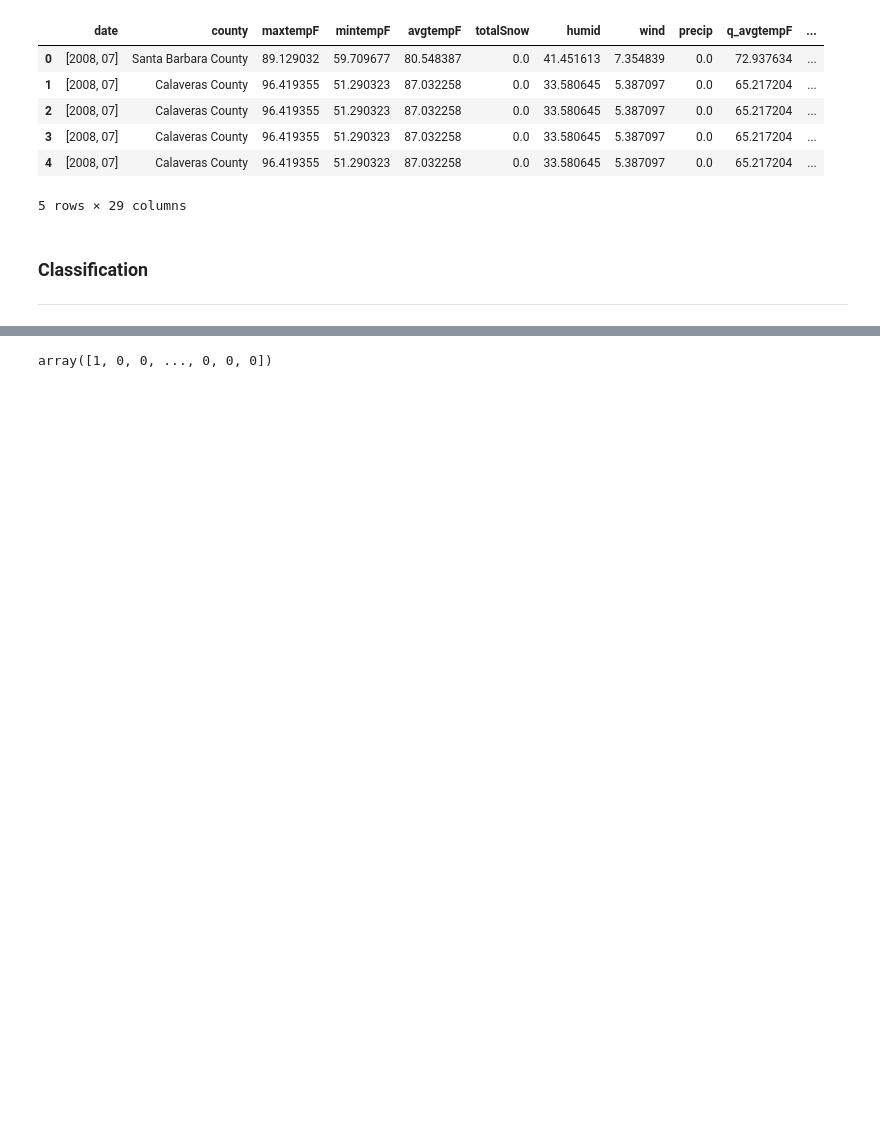
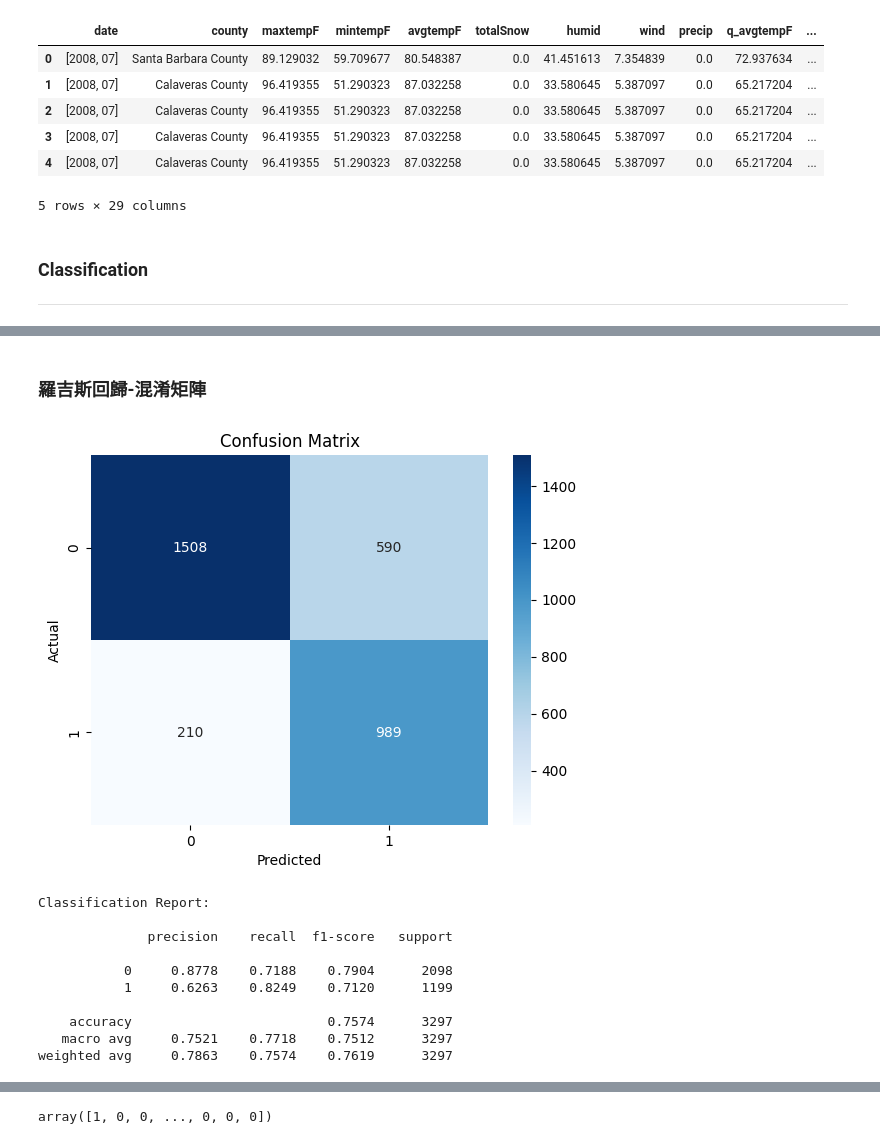
Before and after one commit to yehdanny/sideproject___wildfire-prediction, a Jupyter notebook: 05-model-classification-FINAL.ipynb, the cells around one changed output, grey strips where cells are left out. Drawn from its saved outputs; the diff is of its cells as text; code cells hidden in the pictures; blank space fills up the shorter version.

```diff
--- a/05-model-classification-FINAL.ipynb
+++ b/05-model-classification-FINAL.ipynb
@@ -121,3 +150,36 @@ log_reg.score(X_test, y_test)
+# %% [markdown]
+###  羅吉斯回歸-混淆矩陣
+# %%
+from sklearn.linear_model import LogisticRegression
+from sklearn.metrics import confusion_matrix, classification_report
+import matplotlib.pyplot as plt
+import seaborn as sns
+
+y_pred = log_reg.predict(X_test)
+
+# 混淆矩陣
+cm = confusion_matrix(y_test, y_pred)
+sns.heatmap(cm, annot=True, fmt='d', cmap='Blues', xticklabels=[0,1], yticklabels=[0,1])
+plt.xlabel("Predicted")
+plt.ylabel("Actual")
+plt.title("Confusion Matrix")
+plt.show()
+
+# classification report（包含 precision, recall, f1-score）
+print("Classification Report:\n")
+print(classification_report(y_test, y_pred, digits=4))
+# %% [output]
+[figure, added]
+Classification Report:
+
+              precision    recall  f1-score   support
+
+           0     0.8778    0.7188    0.7904      2098
+           1     0.6263    0.8249    0.7120      1199
+
+    accuracy                         0.7574      3297
+   macro avg     0.7521    0.7718    0.7512      3297
+weighted avg     0.7863    0.7574    0.7619      3297
 # %%
 pd.set_option('display.max_row', None)
 # %%
```
Also changed, not shown: parts of 41 cells of this notebook, 3 other files.
